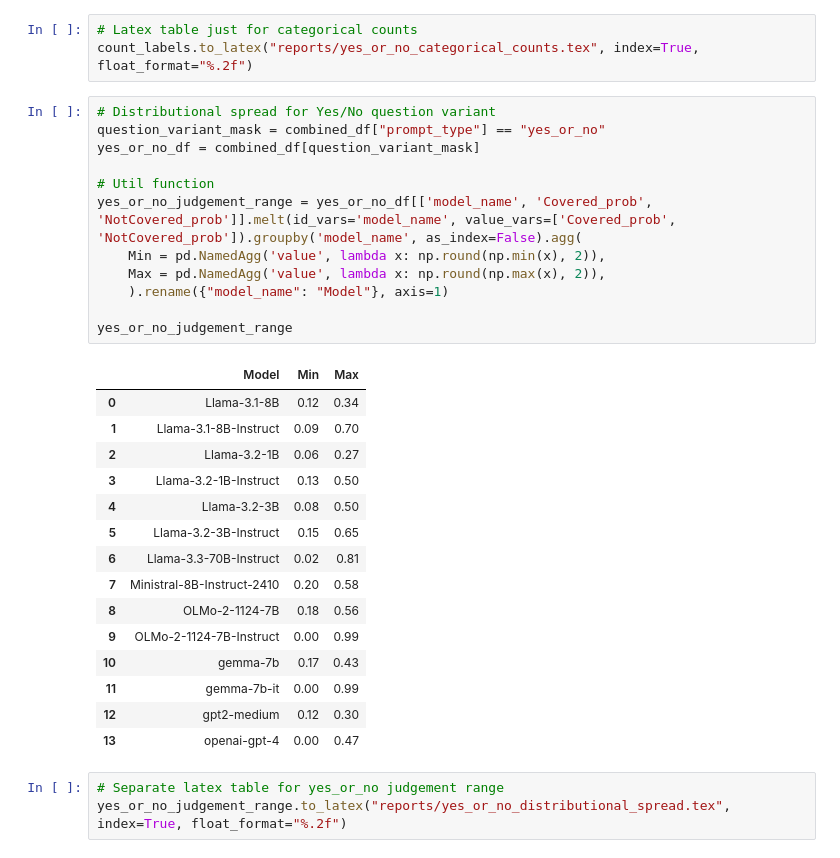
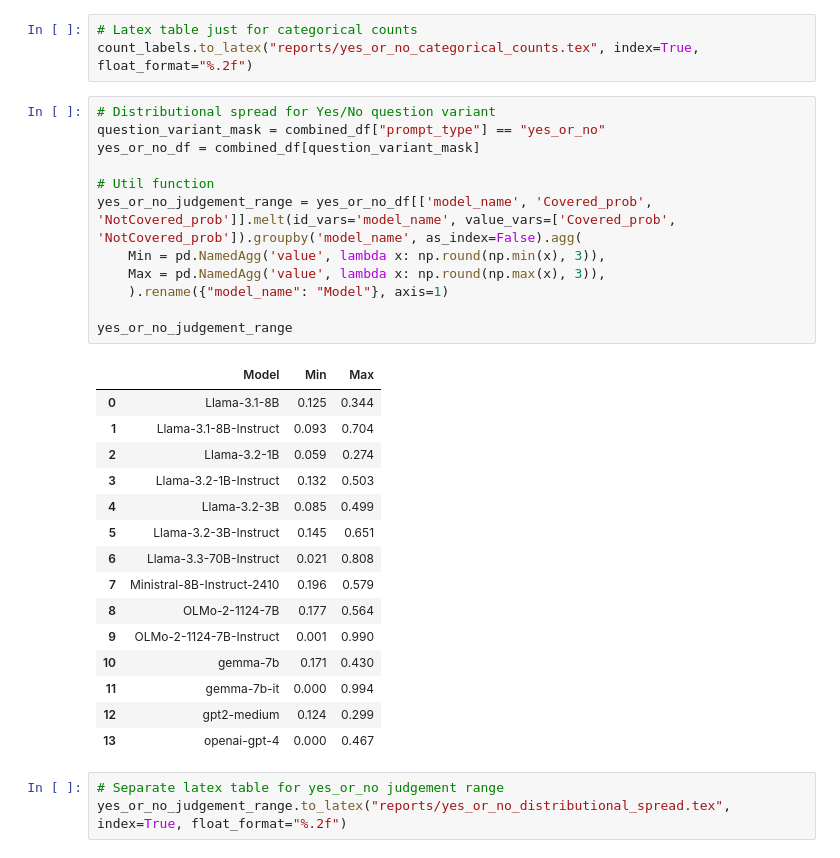
Before and after one commit to bwaldon/llms-legal-interp, a Jupyter notebook: analysis-robustness.ipynb, the cells around one changed output. Drawn from its saved outputs; the diff is of its cells as text.

```diff
--- a/analysis-robustness.ipynb
+++ b/analysis-robustness.ipynb
@@ -97,31 +97,31 @@ count_labels.to_latex("reports/yes_or_no_categorical_counts.tex", index=True, fl
 # %%
 # Distributional spread for Yes/No question variant
 question_variant_mask = combined_df["prompt_type"] == "yes_or_no"
 yes_or_no_df = combined_df[question_variant_mask]
 
 # Util function
 yes_or_no_judgement_range = yes_or_no_df[['model_name', 'Covered_prob', 'NotCovered_prob']].melt(id_vars='model_name', value_vars=['Covered_prob', 'NotCovered_prob']).groupby('model_name', as_index=False).agg(
-    Min = pd.NamedAgg('value', lambda x: np.round(np.min(x), 2)),
-    Max = pd.NamedAgg('value', lambda x: np.round(np.max(x), 2)),
+    Min = pd.NamedAgg('value', lambda x: np.round(np.min(x), 3)),
+    Max = pd.NamedAgg('value', lambda x: np.round(np.max(x), 3)),
     ).rename({"model_name": "Model"}, axis=1)
 
 yes_or_no_judgement_range
 # %% [output]
 |  | Model | Min | Max |
-| 0 | Llama-3.1-8B | 0.12 | 0.34 |
-| 1 | Llama-3.1-8B-Instruct | 0.09 | 0.70 |
-| 2 | Llama-3.2-1B | 0.06 | 0.27 |
-| 3 | Llama-3.2-1B-Instruct | 0.13 | 0.50 |
-| 4 | Llama-3.2-3B | 0.08 | 0.50 |
-| 5 | Llama-3.2-3B-Instruct | 0.15 | 0.65 |
-| 6 | Llama-3.3-70B-Instruct | 0.02 | 0.81 |
-| 7 | Ministral-8B-Instruct-2410 | 0.20 | 0.58 |
-| 8 | OLMo-2-1124-7B | 0.18 | 0.56 |
-| 9 | OLMo-2-1124-7B-Instruct | 0.00 | 0.99 |
-| 10 | gemma-7b | 0.17 | 0.43 |
-| 11 | gemma-7b-it | 0.00 | 0.99 |
-| 12 | gpt2-medium | 0.12 | 0.30 |
-| 13 | openai-gpt-4 | 0.00 | 0.47 |
+| 0 | Llama-3.1-8B | 0.125 | 0.344 |
+| 1 | Llama-3.1-8B-Instruct | 0.093 | 0.704 |
+| 2 | Llama-3.2-1B | 0.059 | 0.274 |
+| 3 | Llama-3.2-1B-Instruct | 0.132 | 0.503 |
+| 4 | Llama-3.2-3B | 0.085 | 0.499 |
+| 5 | Llama-3.2-3B-Instruct | 0.145 | 0.651 |
+| 6 | Llama-3.3-70B-Instruct | 0.021 | 0.808 |
+| 7 | Ministral-8B-Instruct-2410 | 0.196 | 0.579 |
+| 8 | OLMo-2-1124-7B | 0.177 | 0.564 |
+| 9 | OLMo-2-1124-7B-Instruct | 0.001 | 0.990 |
+| 10 | gemma-7b | 0.171 | 0.430 |
+| 11 | gemma-7b-it | 0.000 | 0.994 |
+| 12 | gpt2-medium | 0.124 | 0.299 |
+| 13 | openai-gpt-4 | 0.000 | 0.467 |
 # %%
 # Separate latex table for yes_or_no judgement range
 yes_or_no_judgement_range.to_latex("reports/yes_or_no_distributional_spread.tex", index=True, float_format="%.2f")
```
Also changed, not shown: parts of 3 cells of this notebook, 8 other files.
